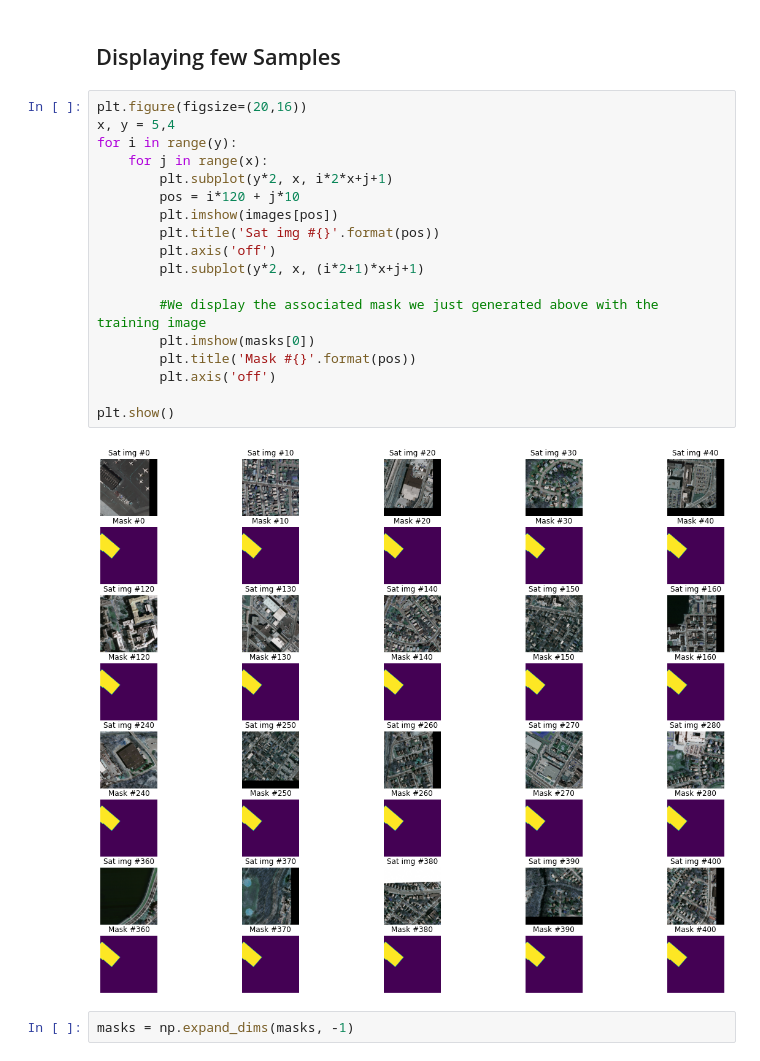
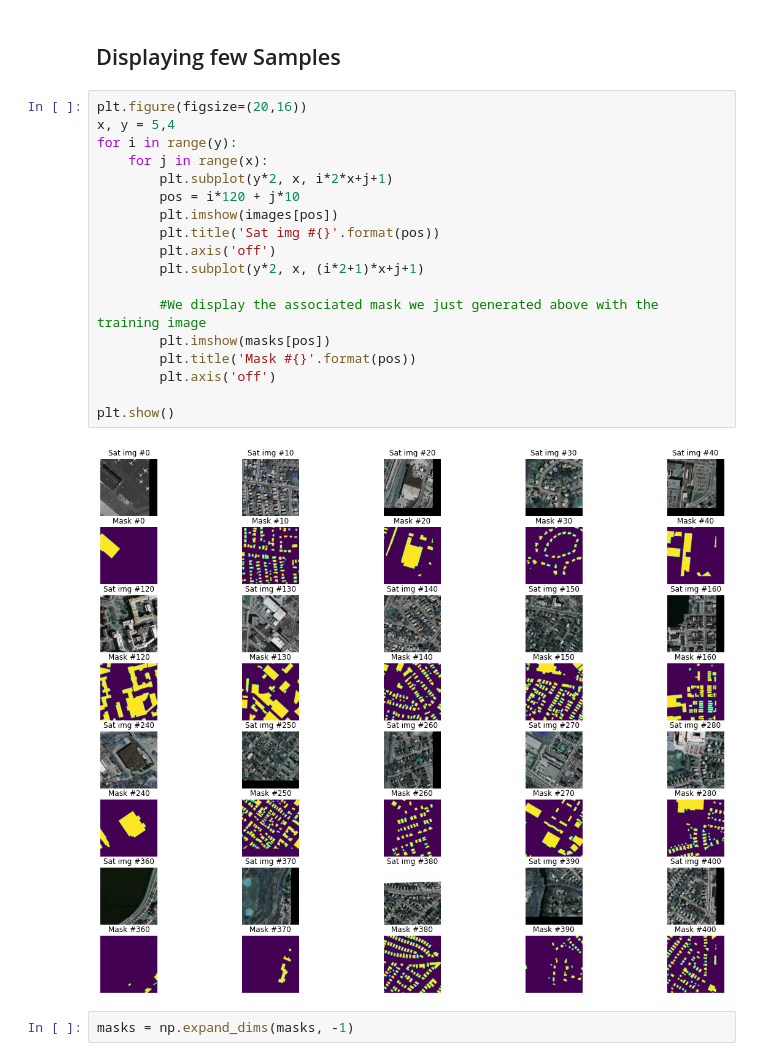
Before and after one commit to Bluedot-Innovation/skeyenet, a Jupyter notebook: Src/Road_Detection_GPU.ipynb, the cells around one changed output. Saved outputs shown, nothing was run; the diff lists cells and outputs as text.

Commit message:
fixed plotting training images and masks

```diff
--- a/Src/Road_Detection_GPU.ipynb
+++ b/Src/Road_Detection_GPU.ipynb
@@ -64,23 +62,23 @@ hfile.close()
 # %%
 plt.figure(figsize=(20,16))
 x, y = 5,4
 for i in range(y):
     for j in range(x):
         plt.subplot(y*2, x, i*2*x+j+1)
         pos = i*120 + j*10
         plt.imshow(images[pos])
         plt.title('Sat img #{}'.format(pos))
         plt.axis('off')
         plt.subplot(y*2, x, (i*2+1)*x+j+1)
 
         #We display the associated mask we just generated above with the training image
-        plt.imshow(masks[0])
+        plt.imshow(masks[pos])
         plt.title('Mask #{}'.format(pos))
         plt.axis('off')
 
 plt.show()
 # %% [output]
-[figure, old version]
+[figure, new version]
 # %%
 masks = np.expand_dims(masks, -1)
 # %% [markdown]
```
Also changed, not shown: parts of 1 cell of this notebook.
